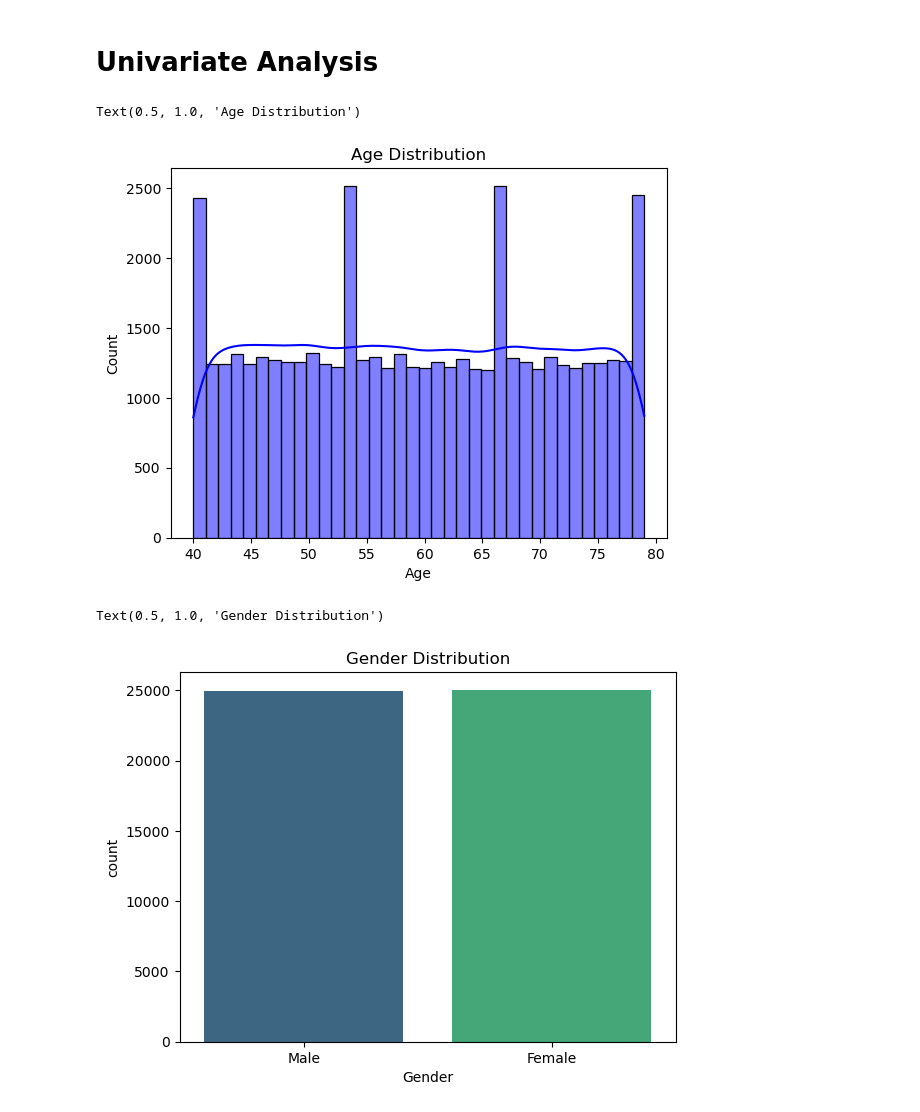
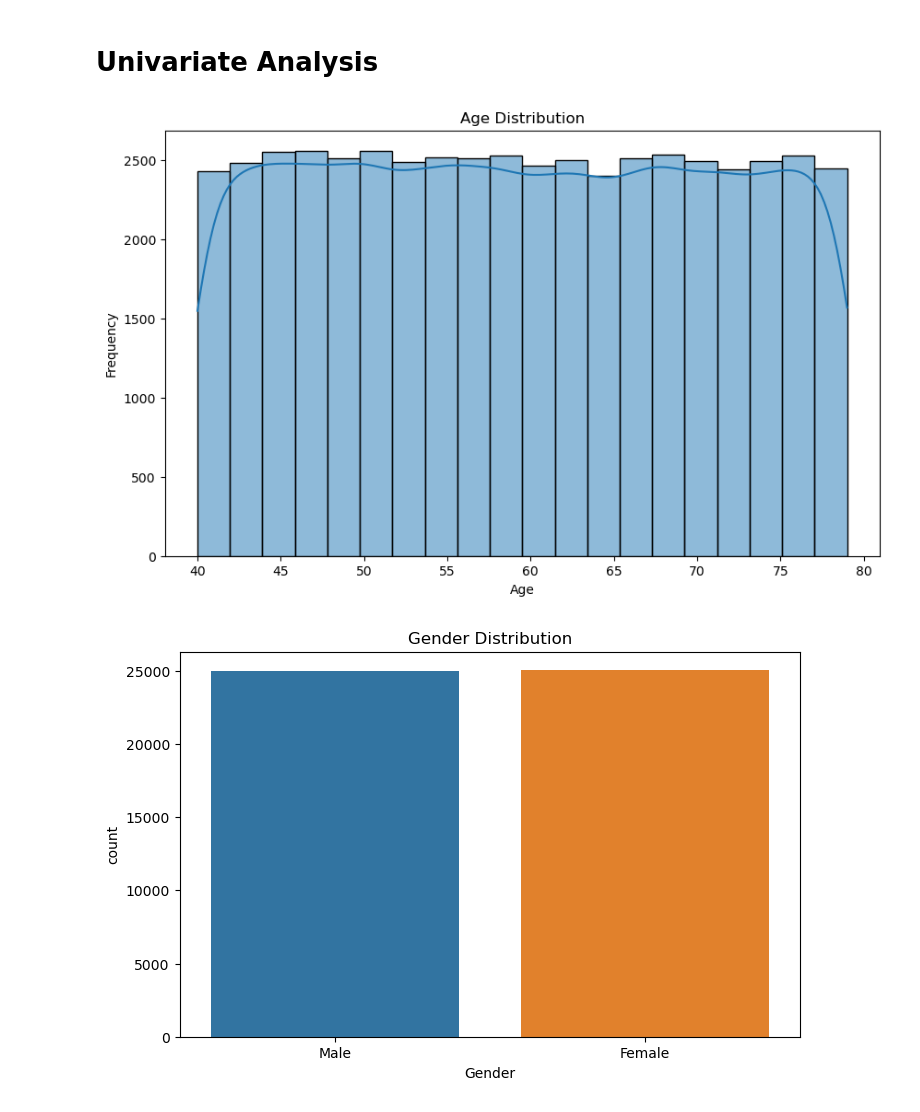
Before and after one commit to rajibshresth/COPD_NCD_Dataset, a Jupyter notebook: Xtra_Dummy Data/EDA/EDA.ipynb, the cells around one changed output. Saved outputs shown, nothing was run; the diff lists cells and outputs as text; code cells hidden in the pictures.

Commit message:
Using Dummy Data

```diff
--- a/Xtra_Dummy Data/EDA/EDA.ipynb
+++ b/Xtra_Dummy Data/EDA/EDA.ipynb
@@ -39,17 +39,20 @@ memory usage: 5.7+ MB
 # %% [markdown]
 # Univariate Analysis
 # %%
-# What is the age distribution in my data
-sns.histplot(df['Age'], kde = True, color='blue')
-plt.title("Age Distribution")
+# Age distribution
+plt.figure(figsize=(10, 6))
+sns.histplot(df['Age'], bins=20, kde=True)
+plt.title('Age Distribution')
+plt.xlabel('Age')
+plt.ylabel('Frequency')
+plt.show()
 # %% [output]
-Text(0.5, 1.0, 'Age Distribution')
-[figure, old version]
+[figure, new version]
 # %%
-# Univariate analysis for the categorical features
-# gender distribution
-sns.countplot(x = 'Gender', data = df, palette='viridis')
-plt.title("Gender Distribution")
+# Gender distribution
+plt.figure(figsize=(8, 5))
+sns.countplot(x='Gender', data=df)
+plt.title('Gender Distribution')
+plt.show()
 # %% [output]
-Text(0.5, 1.0, 'Gender Distribution')
-[figure, old version]
+[figure, new version]
```
Also changed, not shown: parts of 15 cells of this notebook, 4 other files.
